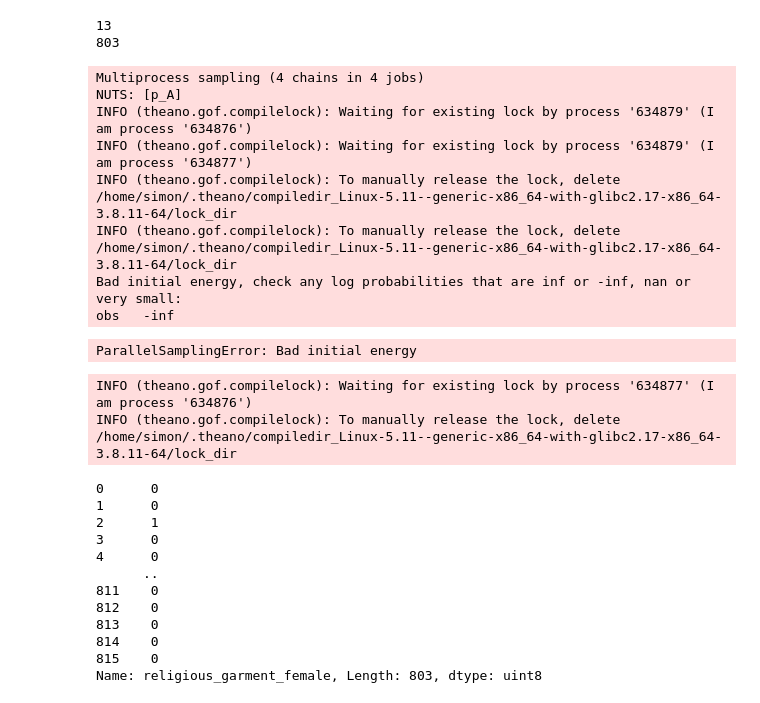
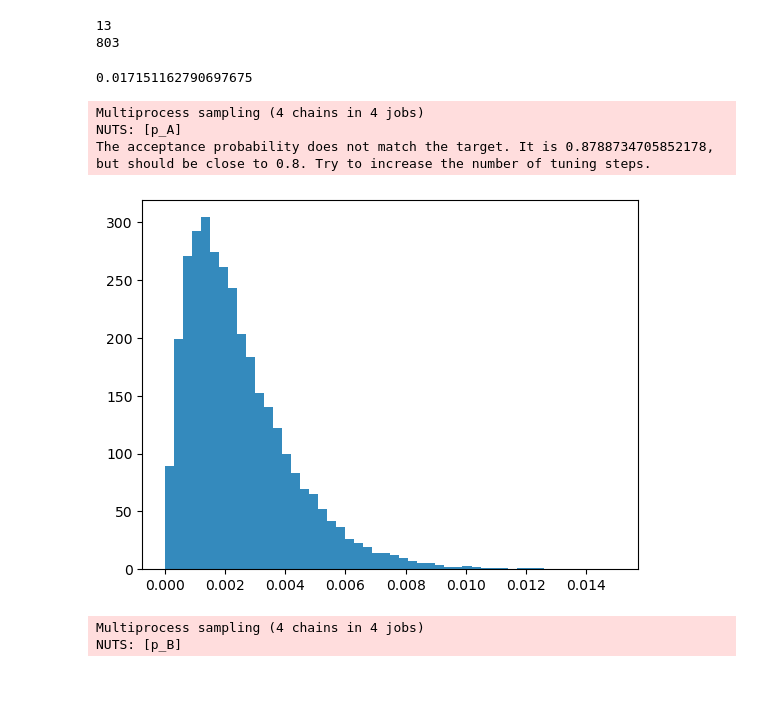
Before and after one commit to Polichinel/jeppes_images_test, a Jupyter notebook: visualize_AB.ipynb, the cells around one changed output. Drawn from its saved outputs; the diff is of its cells as text; code cells hidden in the pictures.

```diff
--- a/visualize_AB.ipynb
+++ b/visualize_AB.ipynb
@@ -111,64 +111,62 @@ print(df2[df2['custom2'] == 'Raw'].shape[0])
 803
 # %%
 import pymc3 as pm
+# %%
+count_df[count_df['feature'] == 'religious_garment_female']['ratio_R'].item()
+# %% [output]
+0.017151162790697675
 # %%
-rg_female_a = df2[df2['custom2'] == 'Raw']['adult']
+# rg_female_a = df2[df2['custom2'] == 'Raw']['religious_garment_female']
+rg_female_a = count_df[count_df['feature'] == 'religious_garment_female']['ratio_R'].item()
 
 #group A
 with pm.Model() as model_A:
     #set the prior distribution of $p_A$.
-    p_A = pm.Uniform('p_A', lower=0, upper=1)
+    # p_A = pm.Uniform('p_A', lower=0, upper=1)
+    p_A = pm.Beta('p_A', 2, 2)
+
 
     #fit the observed data to our model
-    obs = pm.Binomial("obs", n=1, p=p_A, observed=rg_female_a)
+    obs = pm.Binomial("obs", n=803, p=p_A, observed=rg_female_a)
 
     #MCMC algorithm
     # step=pm.Metropolis()
     step = pm.NUTS()
 
     #sampling from the posterior distriubtion.
-    trace_A = pm.sample(1000, step=step)
-    burned_trace_A = trace_A[200:]
+    trace_A = pm.sample(10000, step=step)
+    burned_trace_A = trace_A[1000:]
 # %% [output]
 Multiprocess sampling (4 chains in 4 jobs)
 NUTS: [p_A]
-INFO (theano.gof.compilelock): Waiting for existing lock by process '634879' (I am process '634876')
-INFO (theano.gof.compilelock): Waiting for existing lock by process '634879' (I am process '634877')
-INFO (theano.gof.compilelock): To manually release the lock, delete /home/simon/.theano/compiledir_Linux-5.11--generic-x86_64-with-glibc2.17-x86_64-3.8.11-64/lock_dir
-INFO (theano.gof.compilelock): To manually release the lock, delete /home/simon/.theano/compiledir_Linux-5.11--generic-x86_64-with-glibc2.17-x86_64-3.8.11-64/lock_dir
-Bad initial energy, check any log probabilities that are inf or -inf, nan or very small:
-obs   -inf
+The acceptance probability does not match the target. It is 0.8788734705852178, but should be close to 0.8. Try to increase the number of tuning steps.
-ParallelSamplingError: Bad initial energy
-INFO (theano.gof.compilelock): Waiting for existing lock by process '634877' (I am process '634876')
-INFO (theano.gof.compilelock): To manually release the lock, delete /home/simon/.theano/compiledir_Linux-5.11--generic-x86_64-with-glibc2.17-x86_64-3.8.11-64/lock_dir
+# %%
+plt.hist(burned_trace_A["p_A"], bins=50, histtype='stepfilled', density=True, color='#348ABD')
+plt.show()
+# %% [output]
+[figure, added]
 # %%
-rg_female_b = df2[df2['custom2'] == 'Published']['religious_garment_female']
+# rg_female_b = df2[df2['custom2'] == 'Published']['religious_garment_female']
+rg_female_b = count_df[count_df['feature'] == 'religious_garment_female']['ratio_P'].item()
+
 
 #group A
 with pm.Model() as model_B:
     #set the prior distribution of $p_A$.
-    p_B = pm.Uniform('p_B', lower=0, upper=1)
+    # p_B = pm.Uniform('p_B', lower=0, upper=1)
+    p_B = pm.Beta('p_B', 2, 2)
+
 
     #fit the observed data to our model
-    obs = pm.Binomial("obs", n=1, p=p_B, observed=rg_female_b)
+    obs = pm.Binomial("obs", n=13, p=p_B, observed=rg_female_b)
 
     #MCMC algorithm
     # step=pm.Metropolis()
     step = pm.NUTS()
 
     #sampling from the posterior distriubtion.
-    trace_B = pm.sample(1000, step=step)
-    burned_trace_B = trace_A[200:]
+    trace_B = pm.sample(10000, step=step)
+    burned_trace_B = trace_B[1000:]
 # %% [output]
-0      0
-1      0
-2      1
-3      0
-4      0
-      ..
-811    0
-812    0
-813    0
-814    0
-815    0
-Name: religious_garment_female, Length: 803, dtype: uint8
+Multiprocess sampling (4 chains in 4 jobs)
+NUTS: [p_B]
```
Also changed, not shown: parts of 3 cells of this notebook.
